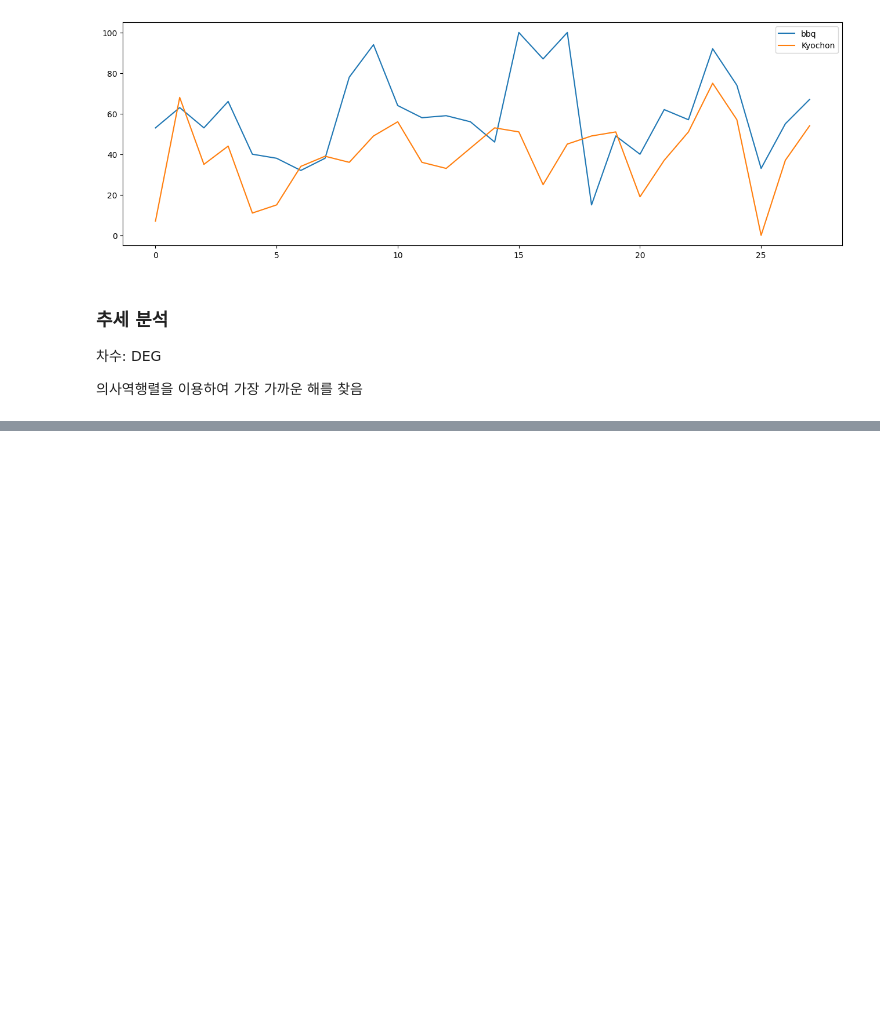
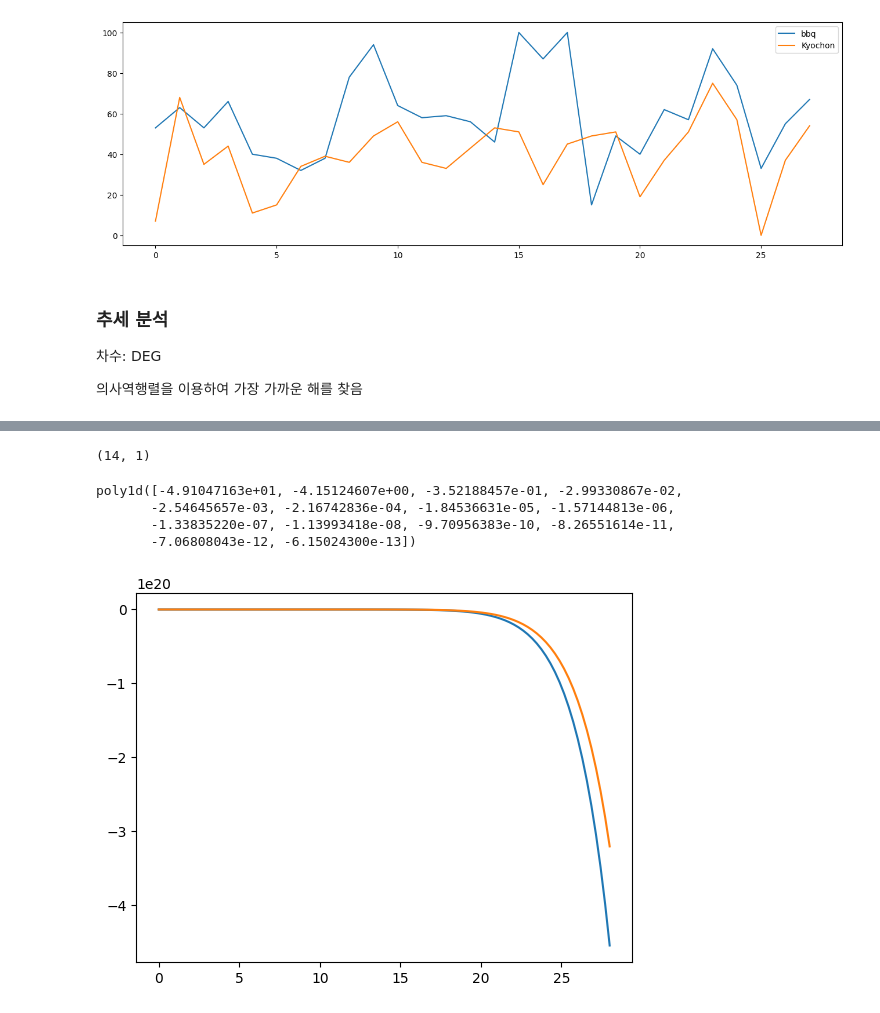
Before and after one commit to chelate1118/language_usage, a Jupyter notebook: main.ipynb, the cells around one changed output, grey strips where cells are left out. Drawn from its saved outputs; the diff is of its cells as text; code cells hidden in the pictures; blank space fills up the shorter version.

```diff
--- a/main.ipynb
+++ b/main.ipynb
@@ -77,0 +85,30 @@ a = np.matrix([
+# %%
+mp_inverse = np.linalg.inv(a.transpose()*a)*a.transpose()
+# %%
+bbq_coeff = mp_inverse * bbq
+kyo_coeff = mp_inverse * kyo
+# %%
+bbq_coeff.shape
+# %% [output]
+(14, 1)
+# %%
+bbq_poly = np.poly1d(bbq_coeff.transpose().tolist()[0])
+kyo_poly = np.poly1d(kyo_coeff.transpose().tolist()[0])
+
+kyo_poly
+# %% [output]
+poly1d([-4.91047163e+01, -4.15124607e+00, -3.52188457e-01, -2.99330867e-02,
+       -2.54645657e-03, -2.16742836e-04, -1.84536631e-05, -1.57144813e-06,
+       -1.33835220e-07, -1.13993418e-08, -9.70956383e-10, -8.26551614e-11,
+       -7.06808043e-12, -6.15024300e-13])
+# %%
+plot_x = np.linspace(0, 28, 100)
+
+bbq_y = [bbq_poly(i) for i in plot_x]
+kyo_y = [kyo_poly(i) for i in plot_x]
+# %%
+plt.plot(plot_x, bbq_y, label="bbq_trend")
+plt.plot(plot_x, kyo_y, label="Kyochon_trend")
+plt.show()
+# %% [output]
+[figure, added]
```
Also changed, not shown: parts of 2 cells of this notebook.
